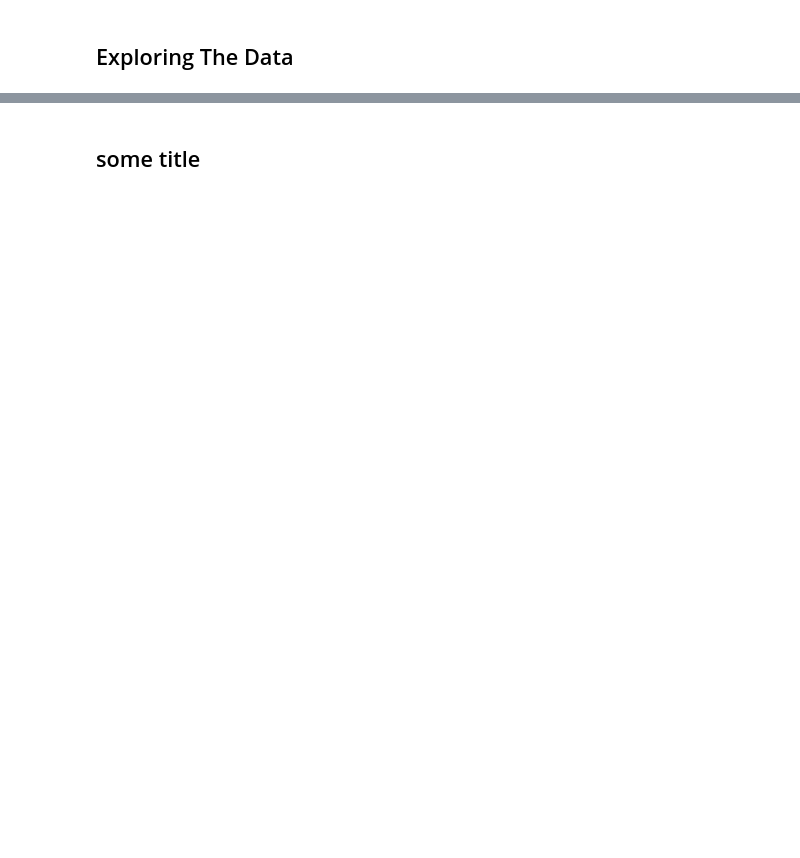
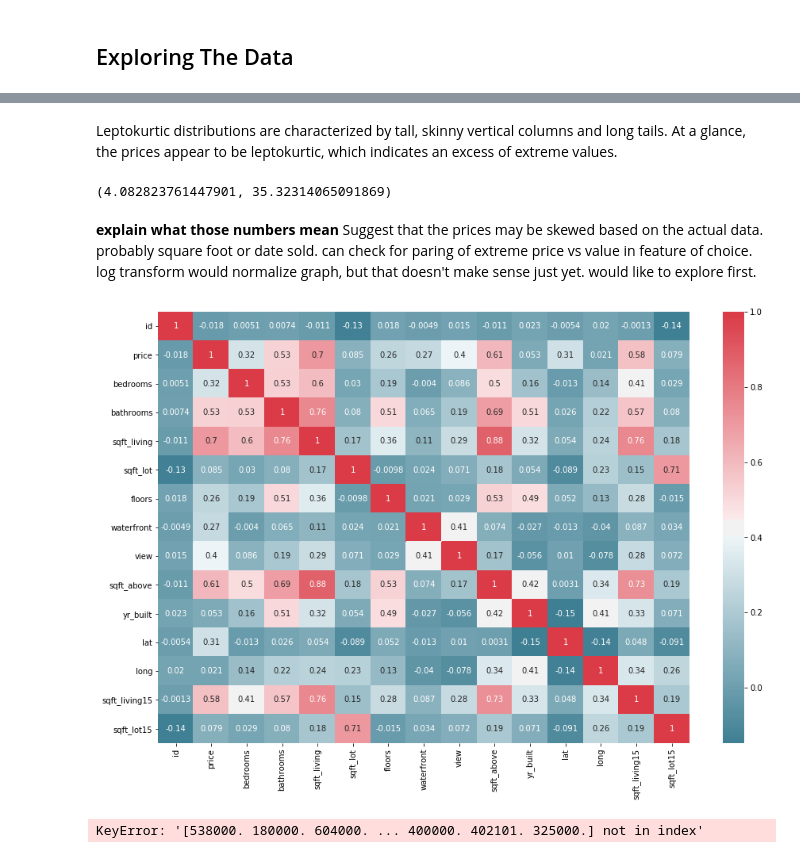
Before and after one commit to SarabiEventide/dsc-1-final-project-online-ds-sp-000, a Jupyter notebook: student.ipynb, the cells around one changed output, grey strips where cells are left out. Saved outputs shown, nothing was run; the diff lists cells and outputs as text; code cells hidden in the pictures; blank space fills up the shorter version.

Commit message:
heat mapped, distribution of prices, attempting scatter plot of variable of interest, regression dummy code in place

```diff
--- a/student.ipynb
+++ b/student.ipynb
@@ -476,2 +538,22 @@ pd.plotting.scatter_matrix(df)
+# %% [markdown]
+Leptokurtic distributions are characterized by tall, skinny vertical columns and long tails. At a glance, the prices appear to be leptokurtic, which indicates an excess of extreme values.
+# %%
+skew(df['price']), kurtosis(df['price'])
+# %% [output]
+(4.082823761447901, 35.32314065091869)
+# %% [markdown]
+**explain what those numbers mean**
+Suggest that the prices may be skewed based on the actual data. probably square foot or date sold. can check for paring of extreme price vs value in feature of choice. log transform would normalize graph, but that doesn't make sense just yet. would like to explore first.
+# %%
+def correlation_heatmap(df):
+    _, ax = plt.subplots(figsize = (15, 10))
+    colormap= sns.diverging_palette(220, 10, as_cmap = True)
+    sns.heatmap(df.corr(), annot=True, cmap = colormap)
+
+correlation_heatmap(df)  # determine the colinearity between two variables in the dataframe
+# %% [output]
+[figure, added]
 # %%
-df.plot.scatter(x = df.waterfront, y = 'price')
+df.plot(kind='scatter', x= df['price'], y=df['sqft_living'], color='r')
+# %% [output]
+KeyError: '[538000. 180000. 604000. ... 400000. 402101. 325000.] not in index'
@@ -482,2 +559,0 @@ sns.pairplot(df)
-# %% [markdown]
-## some title
```
Also changed, not shown: parts of 35 cells of this notebook.
